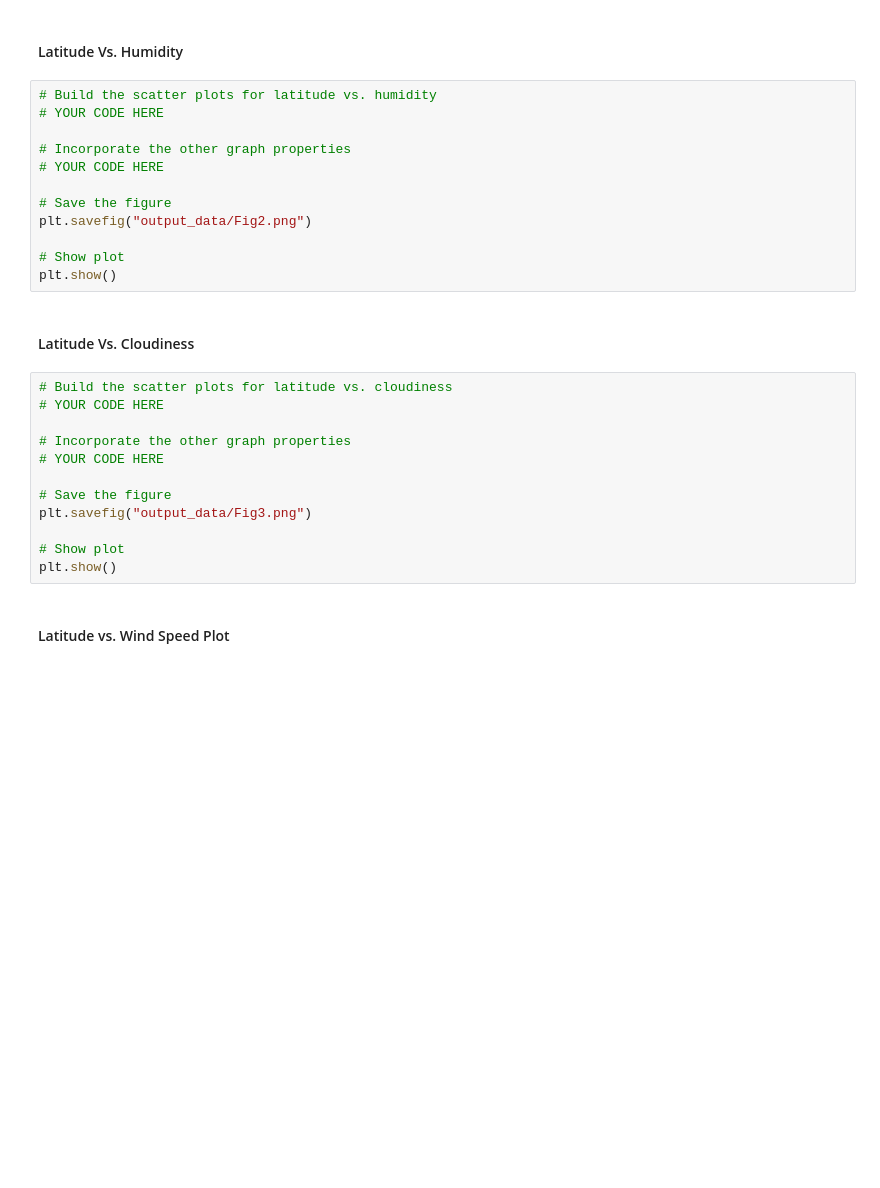
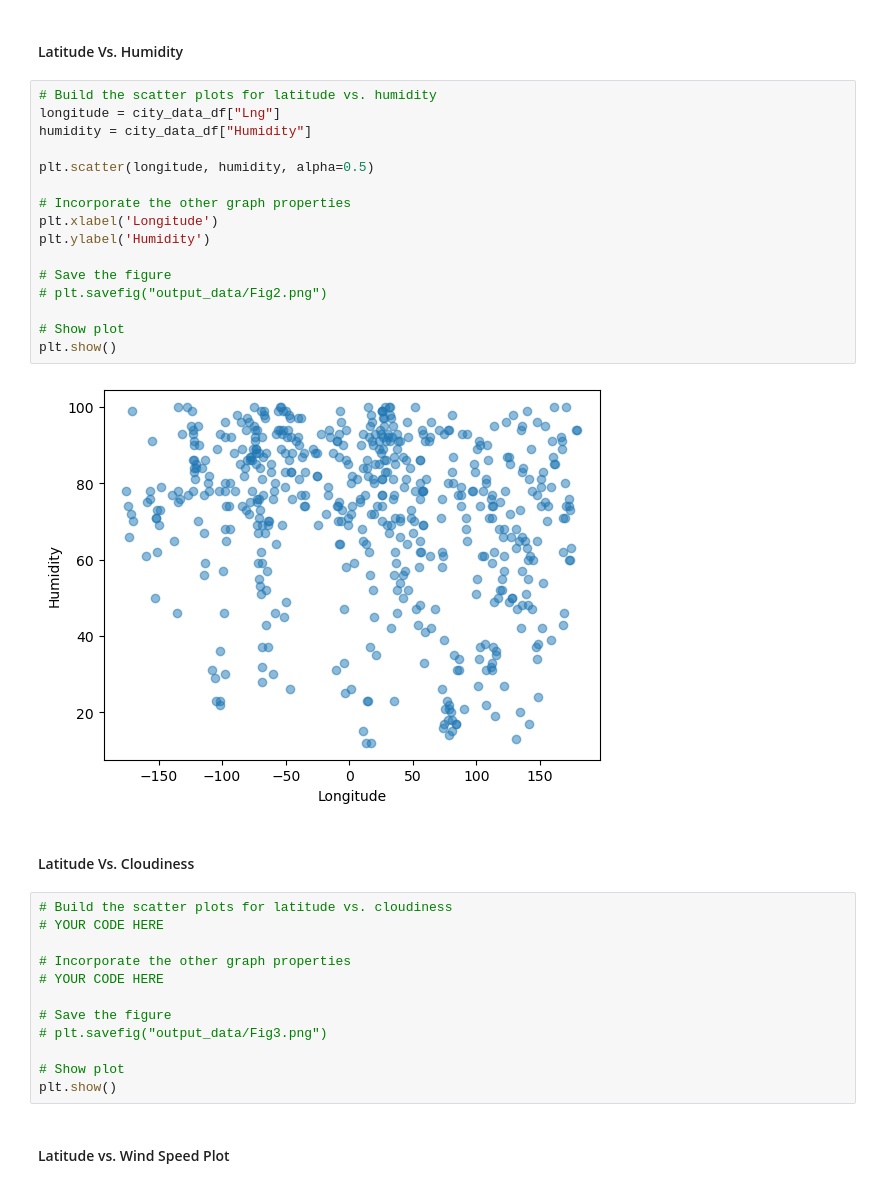
Before and after one commit to sameenshahzad/Python_API_Challenge, a Jupyter notebook: WeatherPy.ipynb, the cells around one changed output. Saved outputs shown, nothing was run; the diff lists cells and outputs as text; blank space fills up the shorter version.

```diff
--- a/WeatherPy.ipynb
+++ b/WeatherPy.ipynb
@@ -245,16 +245,22 @@ Text(0, 0.5, 'Max Temperature')
 #### Latitude Vs. Humidity
 # %%
 # Build the scatter plots for latitude vs. humidity
-# YOUR CODE HERE
+longitude = city_data_df["Lng"]
+humidity = city_data_df["Humidity"]
+
+plt.scatter(longitude, humidity, alpha=0.5)
 
 # Incorporate the other graph properties
-# YOUR CODE HERE
+plt.xlabel('Longitude')
+plt.ylabel('Humidity')
 
 # Save the figure
-plt.savefig("output_data/Fig2.png")
+# plt.savefig("output_data/Fig2.png")
 
 # Show plot
 plt.show()
+# %% [output]
+[figure, added]
 # %% [markdown]
 #### Latitude Vs. Cloudiness
 # %%
@@ -265,7 +271,7 @@ plt.show()
 # YOUR CODE HERE
 
 # Save the figure
-plt.savefig("output_data/Fig3.png")
+# plt.savefig("output_data/Fig3.png")
 
 # Show plot
 plt.show()
```
Also changed, not shown: parts of 1 cell of this notebook.
